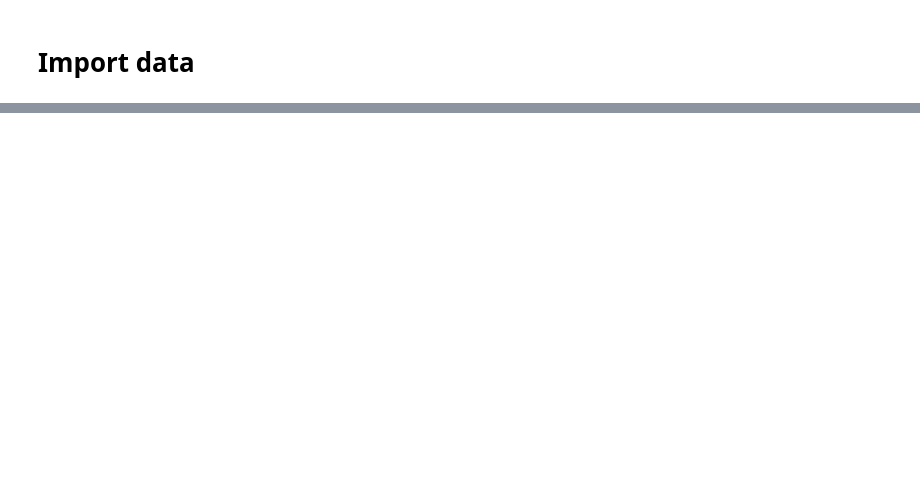
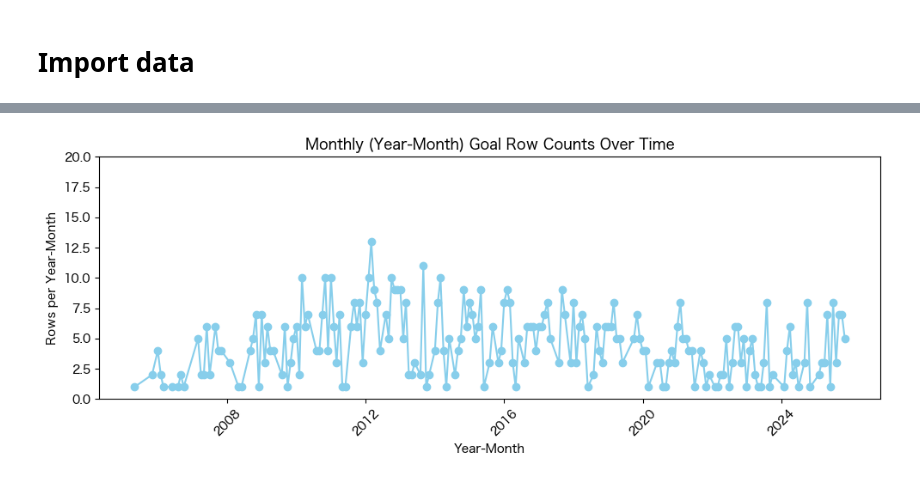
Before and after one commit to WE1CH-KAZU/analytics_messi, a Jupyter notebook: src/analytics_messi.ipynb, the cells around one changed output, grey strips where cells are left out. Saved outputs shown, nothing was run; the diff lists cells and outputs as text; code cells hidden in the pictures; blank space fills up the shorter version.

```diff
--- a/src/analytics_messi.ipynb
+++ b/src/analytics_messi.ipynb
@@ -78,0 +37,17 @@ None
+# %%
+print(df.shape)
+display(df.head())
+df.info()
+display(df.describe())
+display(df.describe(include=["object"]))
+
+# 型変換
+df["date"] = pd.to_datetime(df["date"], errors="coerce")
+df["is_penalty"] = pd.to_numeric(df["is_penalty"], errors="coerce").fillna(0).astype(bool)
+df["is_official"] = pd.to_numeric(df["is_official"], errors="coerce").fillna(0).astype(bool)
+
+
+# date列から年・月列を作成
+df["year"] = df["date"].dt.year
+df["month"] = df["date"].dt.month
+display(df[["date", "year", "month"]].head())
@@ -78,0 +99,28 @@ None
+# %%
+# 時系列（年-月）で行数をカウント
+monthly_timeseries_counts = (
+    df.assign(year_month=df["date"].dt.to_period("M"))
+      .groupby("year_month")
+      .size()
+      .rename("count")
+      .reset_index()
+)
+monthly_timeseries_counts["year_month"] = monthly_timeseries_counts["year_month"].dt.to_timestamp()
+
+# 月次（年-月）行数のラインプロット
+plt.figure(figsize=(10, 4))
+plt.plot(
+    monthly_timeseries_counts["year_month"],
+    monthly_timeseries_counts["count"],
+    marker="o",
+    color="skyblue"
+    )
+plt.title("Monthly (Year-Month) Goal Row Counts Over Time")
+plt.xlabel("Year-Month")
+plt.ylabel("Rows per Year-Month")
+plt.ylim(0,20)
+plt.xticks(rotation=45)
+plt.tight_layout()
+plt.show()
+# %% [output]
+[figure, added]
```
Also changed, not shown: parts of 8 cells of this notebook.
